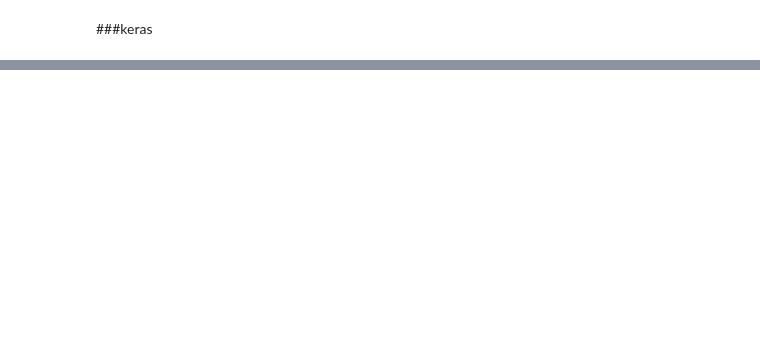
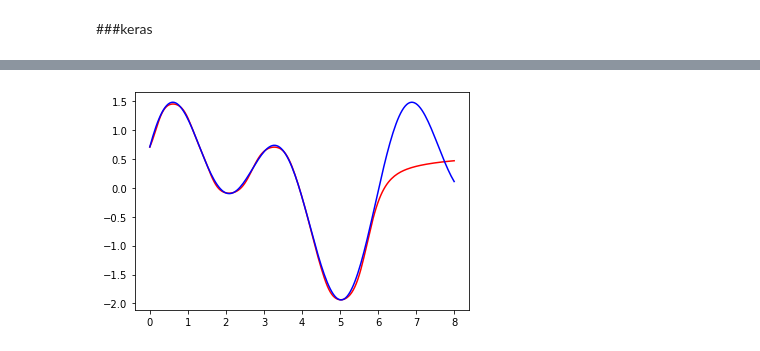
Before and after one commit to mahsaghn/MLP, a Jupyter notebook: mlp123.ipynb, the cells around one changed output, grey strips where cells are left out. Saved outputs shown, nothing was run; the diff lists cells and outputs as text; code cells hidden in the pictures; blank space fills up the shorter version.

```diff
--- a/mlp123.ipynb
+++ b/mlp123.ipynb
@@ -315,0 +318,8 @@ WARNING:tensorflow:6 out of the last 11 calls to <function Model.make_test_funct
+# %%
+p = model.predict(xhard_o)
+plt.plot(xhard_o,p,'r')
+plt.plot(xhard_o,yhard_o,'b')
+plt.show()
+print(model.evaluate(x_testh, y_testh))
+# %% [output]
+[figure, added]
```
Also changed, not shown: parts of 4 cells of this notebook.
